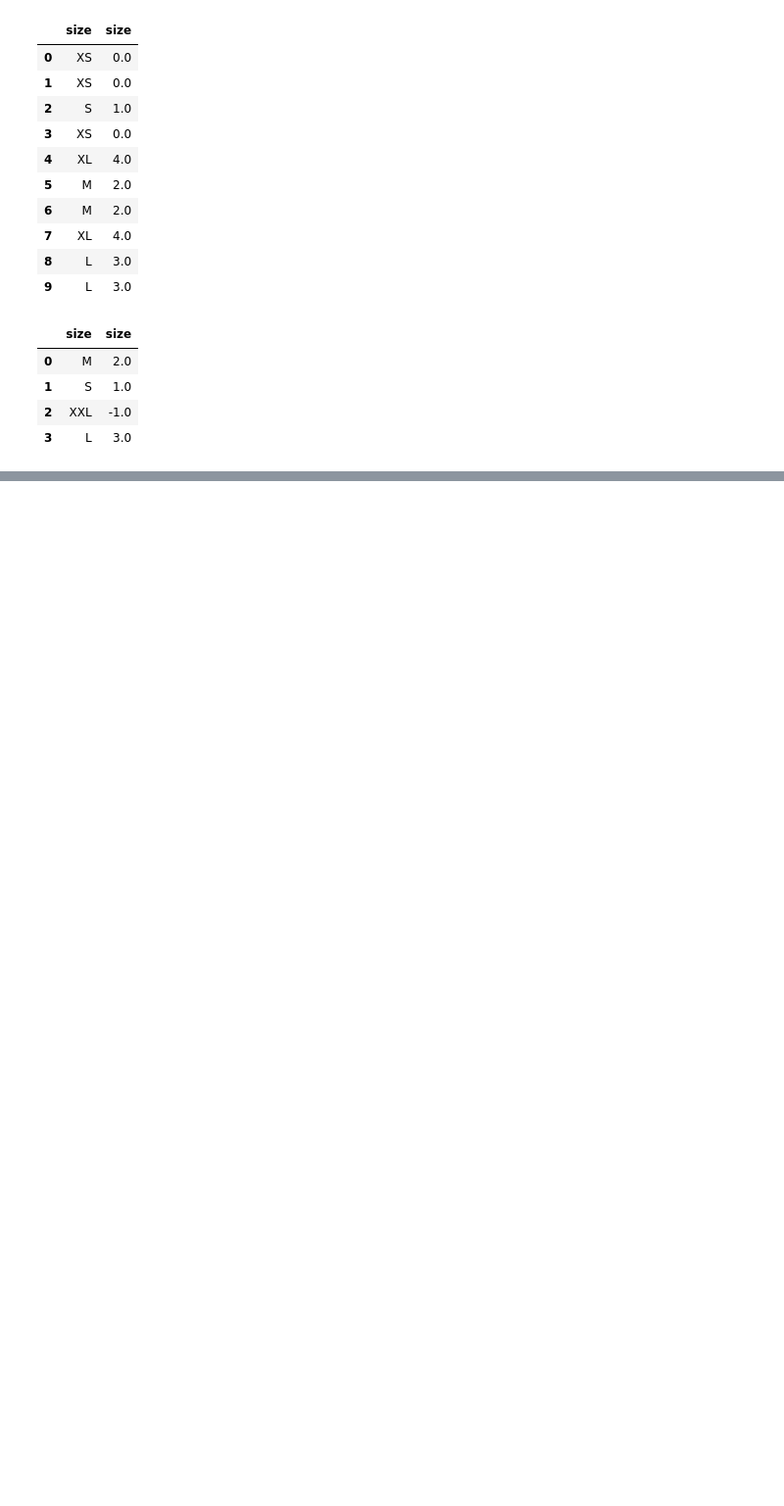
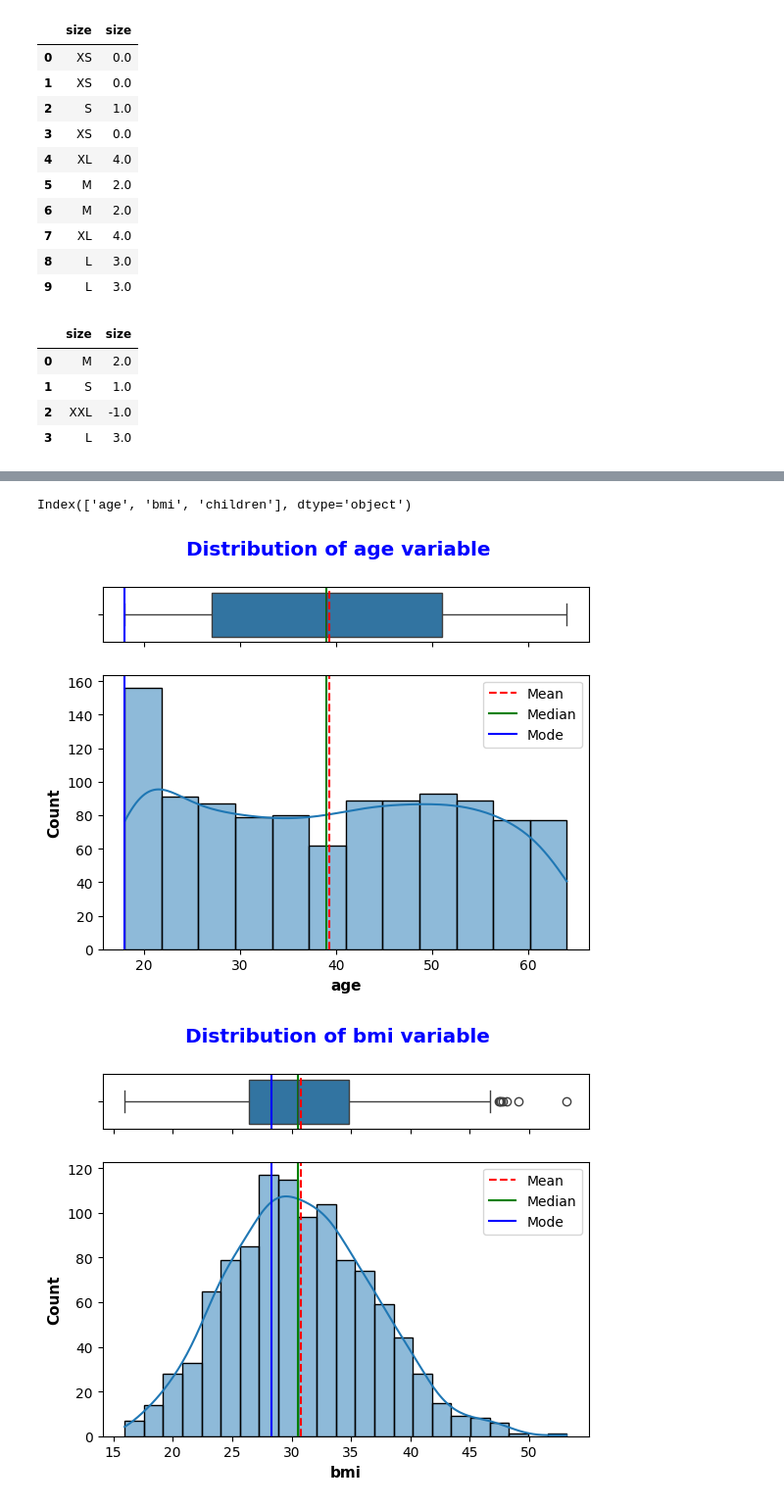
Before and after one commit to ElieLECAS/ML_avance, a Jupyter notebook: pipeline_avance/pipeline_avance.ipynb, the cells around one changed output, grey strips where cells are left out. Shown: that part at 98% size. Cells and saved outputs as stored; diff of their text form; code cells hidden in the pictures; blank space fills up the shorter version.

```diff
--- a/pipeline_avance/pipeline_avance.ipynb
+++ b/pipeline_avance/pipeline_avance.ipynb
@@ -82,0 +127,14 @@ pd.concat([new_sizes, new_sizes_tf], axis=1)
+# %%
+# Load insurance data
+df = pd.read_csv("data/insurance.csv")
+
+# On sépare les features et la target `charges`
+X = df.copy()
+y = X.pop("charges")
+
+# On réalise un hold-out classique
+X_train, X_test, y_train, y_test = train_test_split(
+    X, y,
+    test_size = 0.2,
+    random_state = 0
+)
@@ -82,0 +177,11 @@ pd.concat([new_sizes, new_sizes_tf], axis=1)
+# %%
+num_cols = X_train.select_dtypes(exclude="object").columns
+num_cols
+# %% [output]
+Index(['age', 'bmi', 'children'], dtype='object')
+# %%
+for col in num_cols:
+    hist_box_plot(X_train, col)
+# %% [output]
+[figure, added]
+[figure, added]
```
Also changed, not shown: parts of 95 cells of this notebook.
